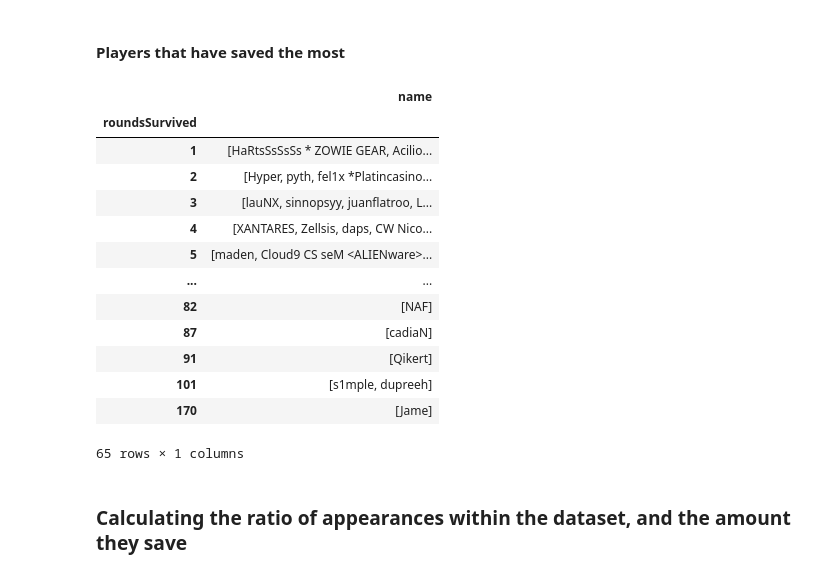
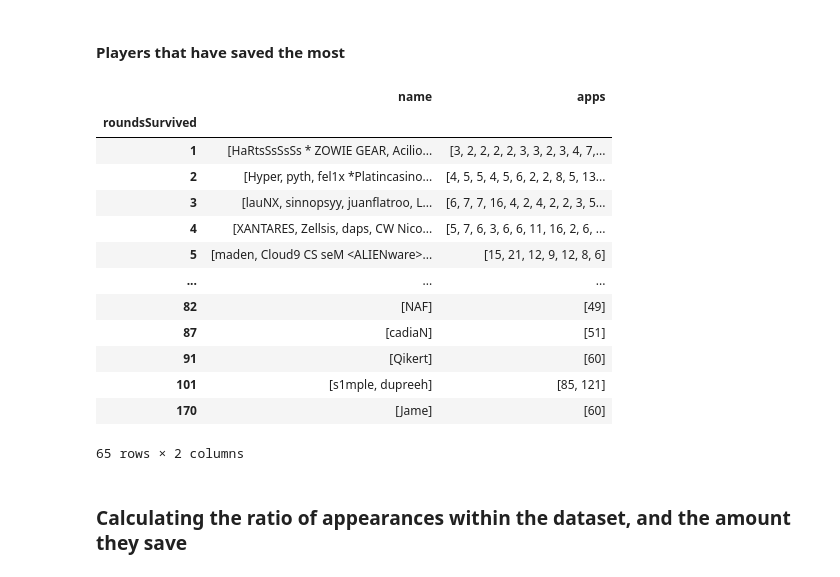
Before and after one commit to bevan-philip/have-cs-rounds-become-slower, a Jupyter notebook: analysis.ipynb, the cells around one changed output. Cells and saved outputs as stored; diff of their text form; code cells hidden in the pictures.

```diff
--- a/analysis.ipynb
+++ b/analysis.ipynb
@@ -155,22 +178,22 @@ survivingRounds.losingPlayers.explode().value_counts().to_frame().reset_index().
 csgo_df["survivingPlayers"] = csgo_df.survivingPlayers.apply(lambda x: sorted(map(int, x[1:-1].split(','))) if x != 'null' else None)
 savingPlayers = csgo_df.survivingPlayers.explode().value_counts().to_frame().reset_index(names="SteamID64").rename(columns={"survivingPlayers": "roundsSurvived"}).merge(players_df)
 # %%
-savingPlayers[['name', 'roundsSurvived']].groupby('roundsSurvived').agg(list)
+savingPlayers[['name', 'roundsSurvived', 'apps']].groupby('roundsSurvived').agg(list)
 # %% [output]
-|  | name |
-| roundsSurvived |  |
-| 1 | [HaRtsSsSsSs * ZOWIE GEAR, Acilio... |
-| 2 | [Hyper, pyth, fel1x *Platincasino... |
-| 3 | [lauNX, sinnopsyy, juanflatroo, L... |
-| 4 | [XANTARES, Zellsis, daps, CW Nico... |
-| 5 | [maden, Cloud9 CS seM <ALIENware>... |
-| ... | ... |
-| 82 | [NAF] |
-| 87 | [cadiaN] |
-| 91 | [Qikert] |
-| 101 | [s1mple, dupreeh] |
-| 170 | [Jame] |
+|  | name | apps |
+| roundsSurvived |  |  |
+| 1 | [HaRtsSsSsSs * ZOWIE GEAR, Acilio... | [3, 2, 2, 2, 2, 3, 3, 2, 3, 4, 7,... |
+| 2 | [Hyper, pyth, fel1x *Platincasino... | [4, 5, 5, 4, 5, 6, 2, 2, 8, 5, 13... |
+| 3 | [lauNX, sinnopsyy, juanflatroo, L... | [6, 7, 7, 16, 4, 2, 4, 2, 2, 3, 5... |
+| 4 | [XANTARES, Zellsis, daps, CW Nico... | [5, 7, 6, 3, 6, 6, 11, 16, 2, 6, ... |
+| 5 | [maden, Cloud9 CS seM <ALIENware>... | [15, 21, 12, 9, 12, 8, 6] |
+| ... | ... | ... |
+| 82 | [NAF] | [49] |
+| 87 | [cadiaN] | [51] |
+| 91 | [Qikert] | [60] |
+| 101 | [s1mple, dupreeh] | [85, 121] |
+| 170 | [Jame] | [60] |
-65 rows × 1 columns
+65 rows × 2 columns
 # %% [markdown]
 ### Calculating the ratio of appearances within the dataset, and the amount they save
 # %%
```
Also changed, not shown: parts of 9 cells of this notebook.
